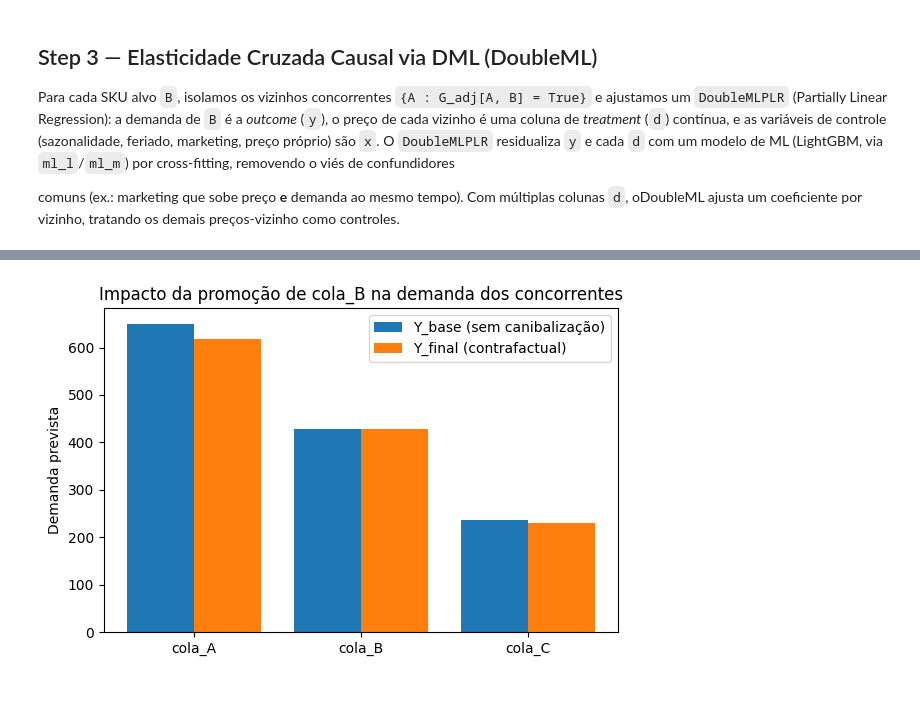
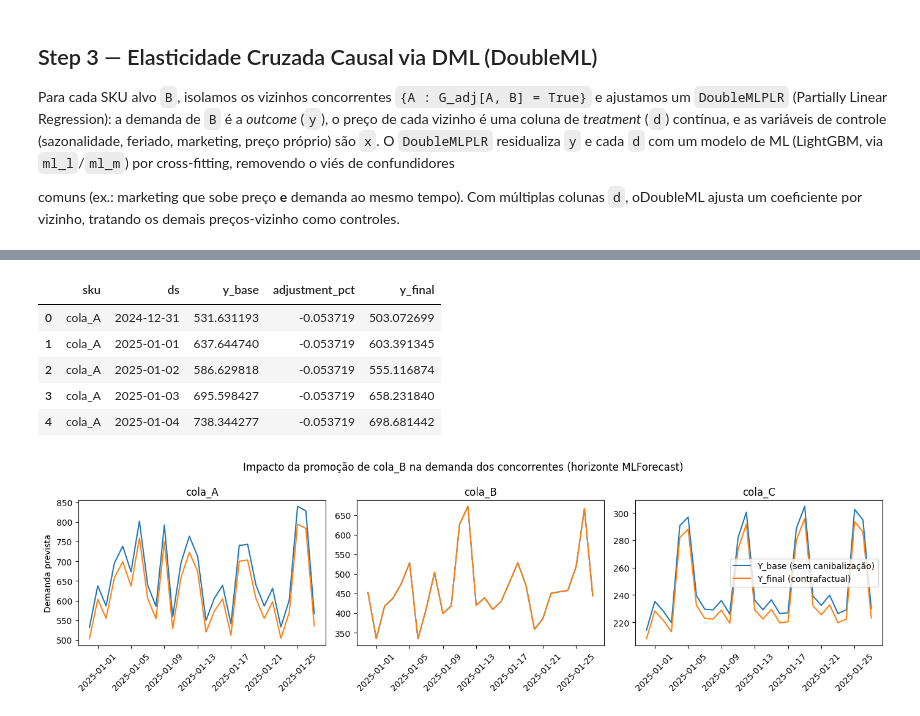
Before and after one commit to heylucasleao/forecasting, a Jupyter notebook: 8.cycle_demand.ipynb, the cells around one changed output, grey strips where cells are left out. Cells and saved outputs as stored; diff of their text form; code cells hidden in the pictures.

Commit message:
cycle demand

```diff
--- a/8.cycle_demand.ipynb
+++ b/8.cycle_demand.ipynb
@@ -351,14 +344,48 @@ forecast_df
+# %%
+def counterfactual_forecast(
+    y_base_df: pd.DataFrame,
+    price_shocks: dict[str, float],
+    gamma_matrix: pd.DataFrame,
+) -> pd.DataFrame:
+    """Apply the cannibalization penalty: Y_final = Y_base * (1 + sum gamma_BA * delta_P_A)."""
+    rows = []
+    for target in gamma_matrix.index:
+        adjustment = sum(
+            gamma_matrix.loc[target, neighbor] * price_shocks.get(neighbor, 0.0)
+            for neighbor in gamma_matrix.columns
+            if neighbor != target
+        )
+        df_t = y_base_df[y_base_df["unique_id"] == target].copy()
+        df_t["adjustment_pct"] = adjustment
+        df_t["y_final"] = df_t["y_base"] * (1 + adjustment)
+        rows.append(df_t.rename(columns={"unique_id": "sku"}))
+    return pd.concat(rows, ignore_index=True)
+
+
+# Cenário: cola_B entra em promoção agressiva (-15% de preço); demais preços inalterados
+scenario_price_shocks = {"cola_B": -0.15}
+
+forecast_df = counterfactual_forecast(y_base_df, scenario_price_shocks, gamma_matrix)
+forecast_df.head()
+# %% [output]
+|  | sku | ds | y_base | adjustment_pct | y_final |
+| 0 | cola_A | 2024-12-31 | 531.631193 | -0.053719 | 503.072699 |
+| 1 | cola_A | 2025-01-01 | 637.644740 | -0.053719 | 603.391345 |
+| 2 | cola_A | 2025-01-02 | 586.629818 | -0.053719 | 555.116874 |
+| 3 | cola_A | 2025-01-03 | 695.598427 | -0.053719 | 658.231840 |
+| 4 | cola_A | 2025-01-04 | 738.344277 | -0.053719 | 698.681442 |
 # %%
-fig, ax = plt.subplots(figsize=(6, 4))
-x = np.arange(len(forecast_df))
-ax.bar(x - 0.2, forecast_df["y_base"], width=0.4, label="Y_base (sem canibalização)")
-ax.bar(x + 0.2, forecast_df["y_final"], width=0.4, label="Y_final (contrafactual)")
-ax.set_xticks(x)
-ax.set_xticklabels(forecast_df["sku"])
-ax.set_ylabel("Demanda prevista")
-ax.set_title("Impacto da promoção de cola_B na demanda dos concorrentes")
-ax.legend()
+fig, axes = plt.subplots(1, len(TARGET_GROUP), figsize=(14, 4), sharey=False)
+for ax, sku in zip(axes, TARGET_GROUP):
+    df_sku = forecast_df[forecast_df["sku"] == sku]
+    ax.plot(df_sku["ds"], df_sku["y_base"], label="Y_base (sem canibalização)")
+    ax.plot(df_sku["ds"], df_sku["y_final"], label="Y_final (contrafactual)")
+    ax.set_title(sku)
+    ax.tick_params(axis="x", rotation=45)
+axes[0].set_ylabel("Demanda prevista")
+axes[-1].legend()
+fig.suptitle("Impacto da promoção de cola_B na demanda dos concorrentes (horizonte MLForecast)")
 plt.tight_layout()
 plt.show()
 # %% [output]
-[figure, old version]
+[figure, new version]
```
Also changed, not shown: parts of 4 cells of this notebook.
